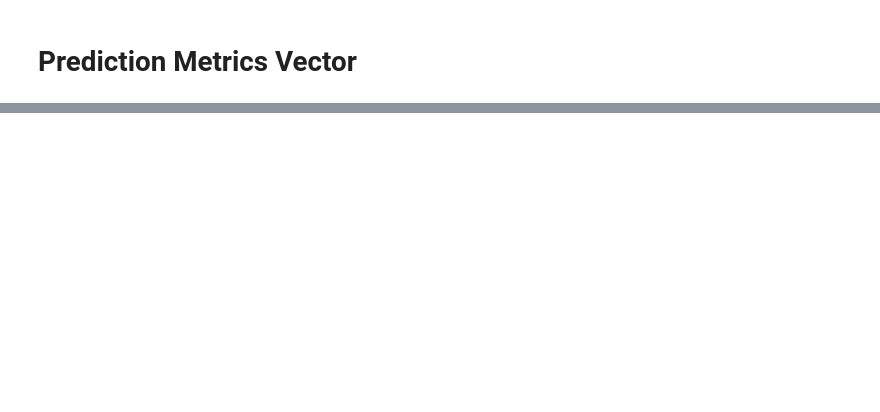
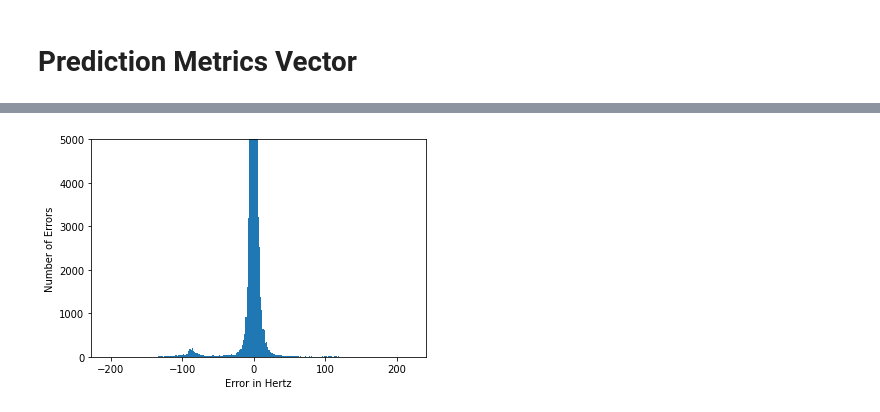
Before and after one commit to wolfisberg/zhaw-ba-online, a Jupyter notebook: deepf0/DEEP_F0.ipynb, the cells around one changed output, grey strips where cells are left out. Saved outputs shown, nothing was run; the diff lists cells and outputs as text; code cells hidden in the pictures; blank space fills up the shorter version.

```diff
--- a/deepf0/DEEP_F0.ipynb
+++ b/deepf0/DEEP_F0.ipynb
@@ -624,0 +653,6 @@ histo_true = histogram([x[0] - x[1] for x in filtered])
+# %%
+
+filtered_diff = err[(est>50) & (gt>50)]
+# %%
+filtered_gt  = gt[(est>50) & (gt>50)]
+filtered_est = est[(est>50) & (gt>50)]
@@ -624,0 +676,16 @@ histo_true = histogram([x[0] - x[1] for x in filtered])
+# %%
+true_c = mir_eval.melody.hz2cents(filtered_gt)
+predicted_c = mir_eval.melody.hz2cents(filtered_est)
+std_dev_hz = np.std(filtered_diff)
+mae_hz = mean_absolute_error_hz(filtered_gt, filtered_est)
+mean_hz = np.mean(filtered_diff)
+median_hz = np.median(filtered_diff)
+# std_dev, avg = standard_deviation_hz(true_hz, predicted_hz)
+rpa_cent = raw_pitch_accuracy_cent(true_c, predicted_c)
+histo = histogram(filtered_diff)
+quantile_05 = np.quantile(filtered_diff, 0.05)
+quantile_95 = np.quantile(filtered_diff, 0.95)
+min = np.min(filtered_diff)
+max = np.max(filtered_diff)
+# %% [output]
+[figure, added]
```
Also changed, not shown: parts of 31 cells of this notebook.
